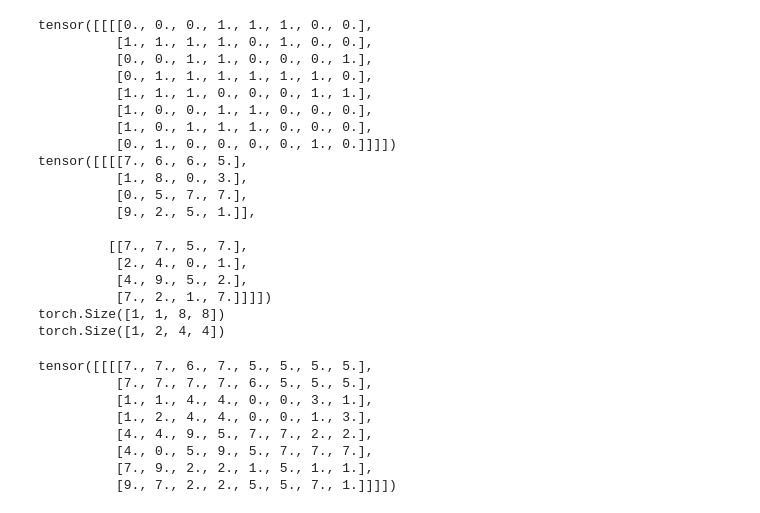
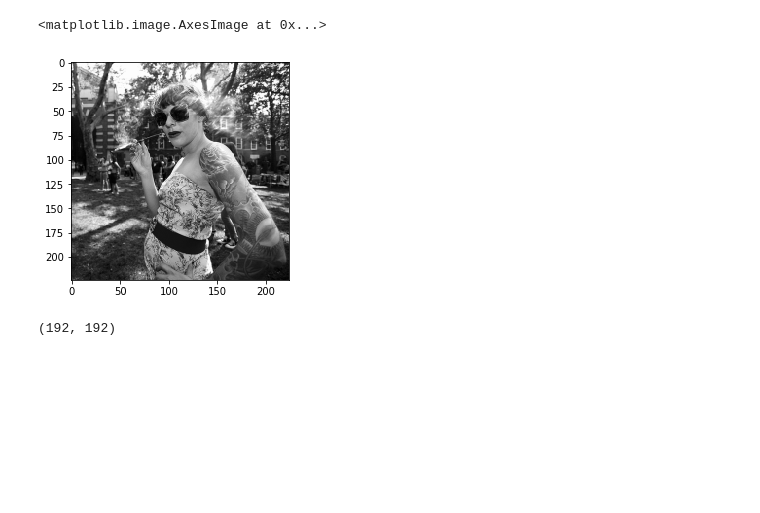
Before and after one commit to zesagata/modified-end-to-end-framework, a Jupyter notebook: notebook/playground.ipynb, the cells around one changed output. Drawn from its saved outputs; the diff is of its cells as text; code cells hidden in the pictures; blank space fills up the shorter version.

```diff
--- a/notebook/playground.ipynb
+++ b/notebook/playground.ipynb
@@ -54,25 +0,0 @@ minmax = torch.Tensor(minmax)
-# %%
-print(temp)
-print(minmax)
-print(temp.shape)
-print(minmax.shape)
-# %% [output]
-tensor([[[[0., 0., 0., 1., 1., 1., 0., 0.],
-          [1., 1., 1., 1., 0., 1., 0., 0.],
-          [0., 0., 1., 1., 0., 0., 0., 1.],
-          [0., 1., 1., 1., 1., 1., 1., 0.],
-          [1., 1., 1., 0., 0., 0., 1., 1.],
-          [1., 0., 0., 1., 1., 0., 0., 0.],
-          [1., 0., 1., 1., 1., 0., 0., 0.],
-          [0., 1., 0., 0., 0., 0., 1., 0.]]]])
-tensor([[[[7., 6., 6., 5.],
-          [1., 8., 0., 3.],
-          [0., 5., 7., 7.],
-          [9., 2., 5., 1.]],
-
-         [[7., 7., 5., 7.],
-          [2., 4., 0., 1.],
-          [4., 9., 5., 2.],
-          [7., 2., 1., 7.]]]])
-torch.Size([1, 1, 8, 8])
-torch.Size([1, 2, 4, 4])
@@ -81,11 +1,17 @@ btm = btc(temp,minmax)
-# %%
-print(btm)
-# %% [output]
-tensor([[[[7., 7., 6., 7., 5., 5., 5., 5.],
-          [7., 7., 7., 7., 6., 5., 5., 5.],
-          [1., 1., 4., 4., 0., 0., 3., 1.],
-          [1., 2., 4., 4., 0., 0., 1., 3.],
-          [4., 4., 9., 5., 7., 7., 2., 2.],
-          [4., 0., 5., 9., 5., 7., 7., 7.],
-          [7., 9., 2., 2., 1., 5., 1., 1.],
-          [9., 7., 2., 2., 5., 5., 7., 1.]]]])
+# %%
+import numpy as np
+import matplotlib.pyplot as plt
+from PIL import Image
+import torch
+img = Image.open('../dataset/train/grayscale/0.png')
+plt.imshow(np.array(img),cmap=plt.get_cmap('gray'))
+# %% [output]
+<matplotlib.image.AxesImage at 0x...>
+[figure, added]
+# %%
+temp = img.resize((192,192),Image.ANTIALIAS)
+temp_arr = np.array(temp)
+print(temp_arr.shape)
+temp_arr = torch.Tensor(temp_arr)
+# %% [output]
+(192, 192)
```
Also changed, not shown: parts of 6 cells of this notebook, 4 other files.
